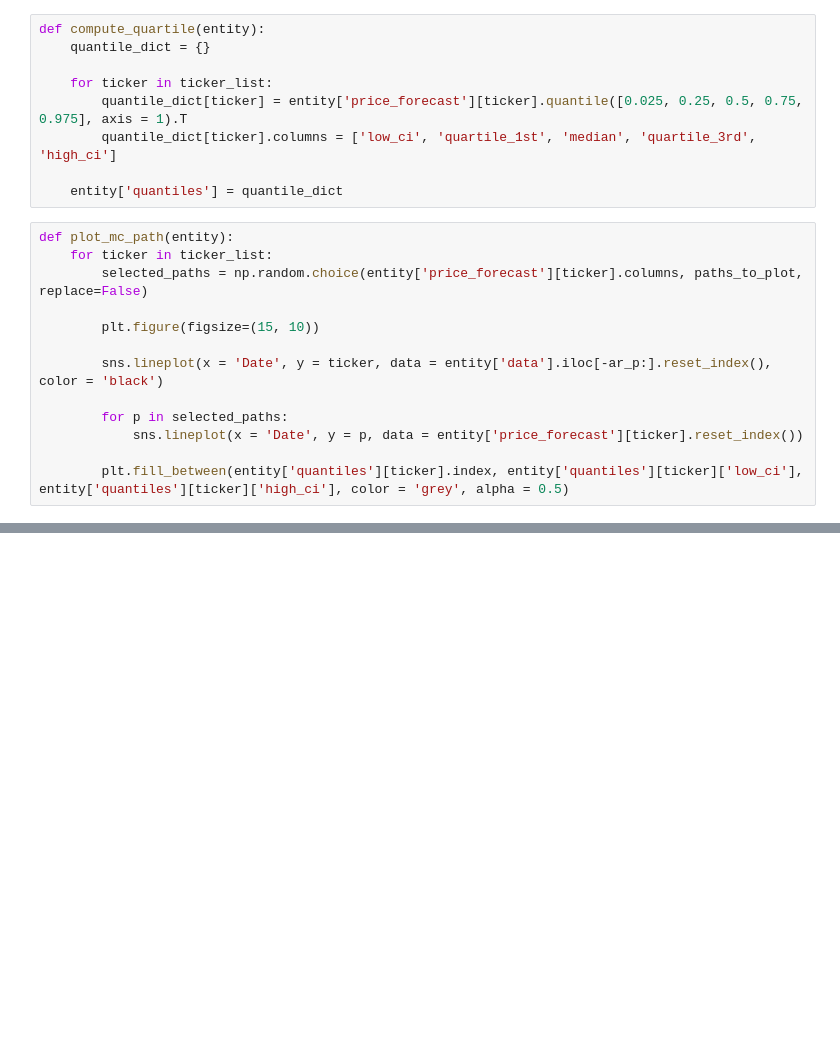
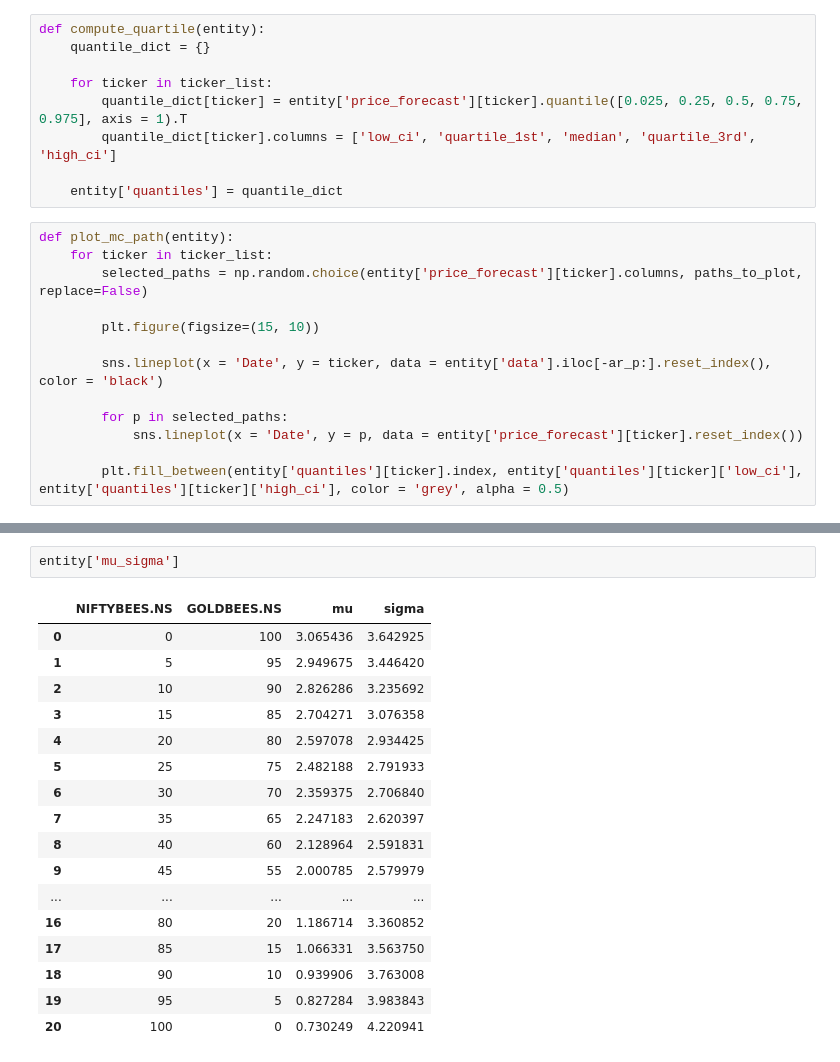
Before and after one commit to vkthakur90/Monte_Carlo_Option_Pricing, a Jupyter notebook: Modern_Portfolio_Theory_(Linear_Regression_and_Monte_Carlo).ipynb, the cells around one changed output, grey strips where cells are left out. Cells and saved outputs as stored; diff of their text form; blank space fills up the shorter version.

```diff
--- a/Modern_Portfolio_Theory_(Linear_Regression_and_Monte_Carlo).ipynb
+++ b/Modern_Portfolio_Theory_(Linear_Regression_and_Monte_Carlo).ipynb
@@ -218,0 +226,20 @@ Downloading GOLDBEES.NS
+# %%
+entity['mu_sigma']
+# %% [output]
+|  | NIFTYBEES.NS | GOLDBEES.NS | mu | sigma |
+| 0 | 0 | 100 | 3.065436 | 3.642925 |
+| 1 | 5 | 95 | 2.949675 | 3.446420 |
+| 2 | 10 | 90 | 2.826286 | 3.235692 |
+| 3 | 15 | 85 | 2.704271 | 3.076358 |
+| 4 | 20 | 80 | 2.597078 | 2.934425 |
+| 5 | 25 | 75 | 2.482188 | 2.791933 |
+| 6 | 30 | 70 | 2.359375 | 2.706840 |
+| 7 | 35 | 65 | 2.247183 | 2.620397 |
+| 8 | 40 | 60 | 2.128964 | 2.591831 |
+| 9 | 45 | 55 | 2.000785 | 2.579979 |
+| ... | ... | ... | ... | ... |
+| 16 | 80 | 20 | 1.186714 | 3.360852 |
+| 17 | 85 | 15 | 1.066331 | 3.563750 |
+| 18 | 90 | 10 | 0.939906 | 3.763008 |
+| 19 | 95 | 5 | 0.827284 | 3.983843 |
+| 20 | 100 | 0 | 0.730249 | 4.220941 |
```
Also changed, not shown: parts of 3 cells of this notebook.
